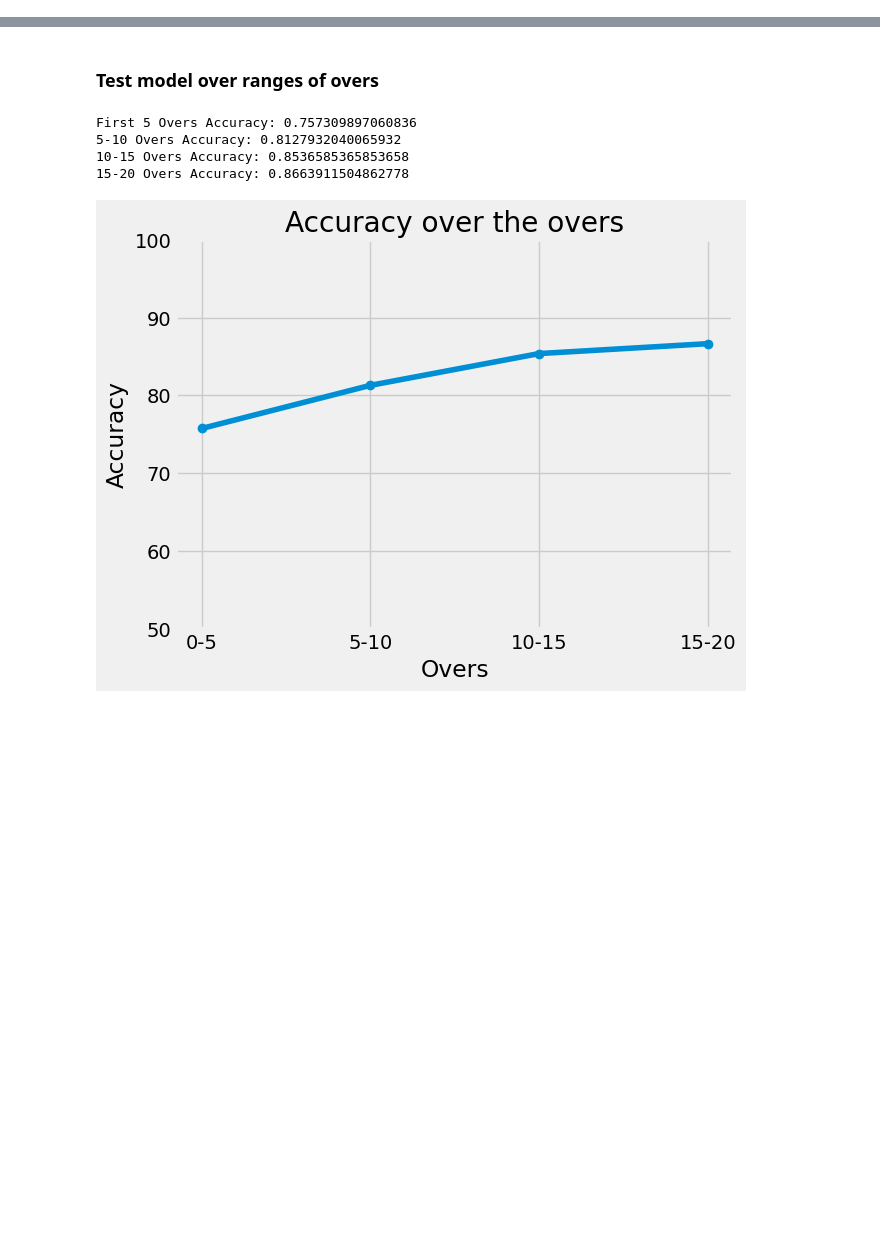
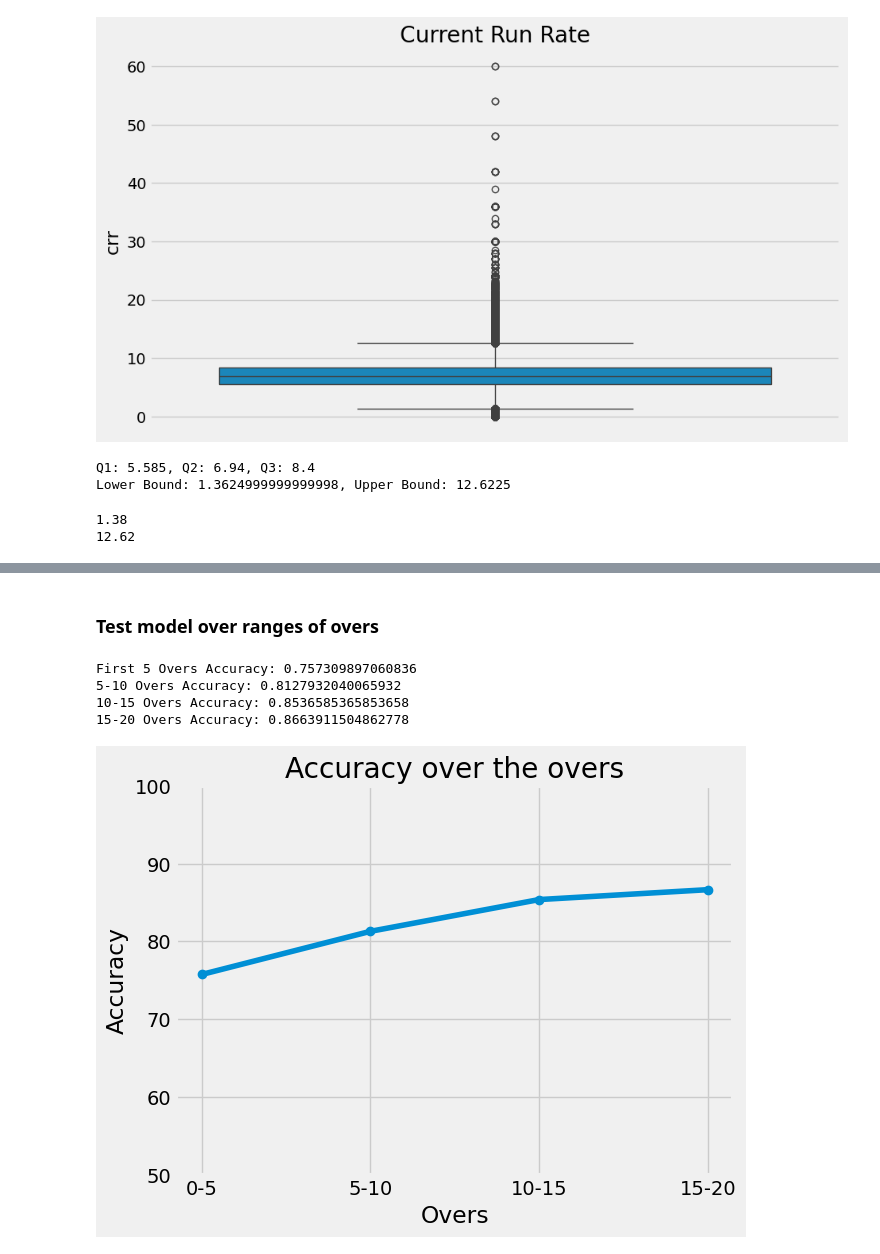
Before and after one commit to rushabhhere/t20-winner-prediction, a Jupyter notebook: model.ipynb, the cells around one changed output, grey strips where cells are left out. Cells and saved outputs as stored; diff of their text form; code cells hidden in the pictures; blank space fills up the shorter version.

Commit message:
more outlier analysis

```diff
--- a/model.ipynb
+++ b/model.ipynb
@@ -70,0 +162,35 @@ df
+# %%
+# boxplot for current run rate
+plt.figure(figsize=(10, 6))
+sns.boxplot(y='crr', data=df)
+plt.title('Current Run Rate')
+plt.show()
+# %% [output]
+[figure, added]
+# %%
+# get q1, q2, q3 for current run rate
+q1 = df['crr'].quantile(0.25)
+q2 = df['crr'].quantile(0.5)
+q3 = df['crr'].quantile(0.75)
+
+print(f'Q1: {q1}, Q2: {q2}, Q3: {q3}')
+
+iqr = q3 - q1
+
+# get lower and upper bounds
+lower_bound = q1 - (1.5 * iqr)
+upper_bound = q3 + (1.5 * iqr)
+
+print(f'Lower Bound: {lower_bound}, Upper Bound: {upper_bound}')
+# %% [output]
+Q1: 5.585, Q2: 6.94, Q3: 8.4
+Lower Bound: 1.3624999999999998, Upper Bound: 12.6225
+# %%
+# remove outliers
+df = df[(df['crr'] > lower_bound) & (df['crr'] < upper_bound)]
+
+print(df['crr'].min())
+print(df['crr'].max())
+# %% [output]
+1.38
+12.62
```
Also changed, not shown: parts of 33 cells of this notebook, 1 other file.
